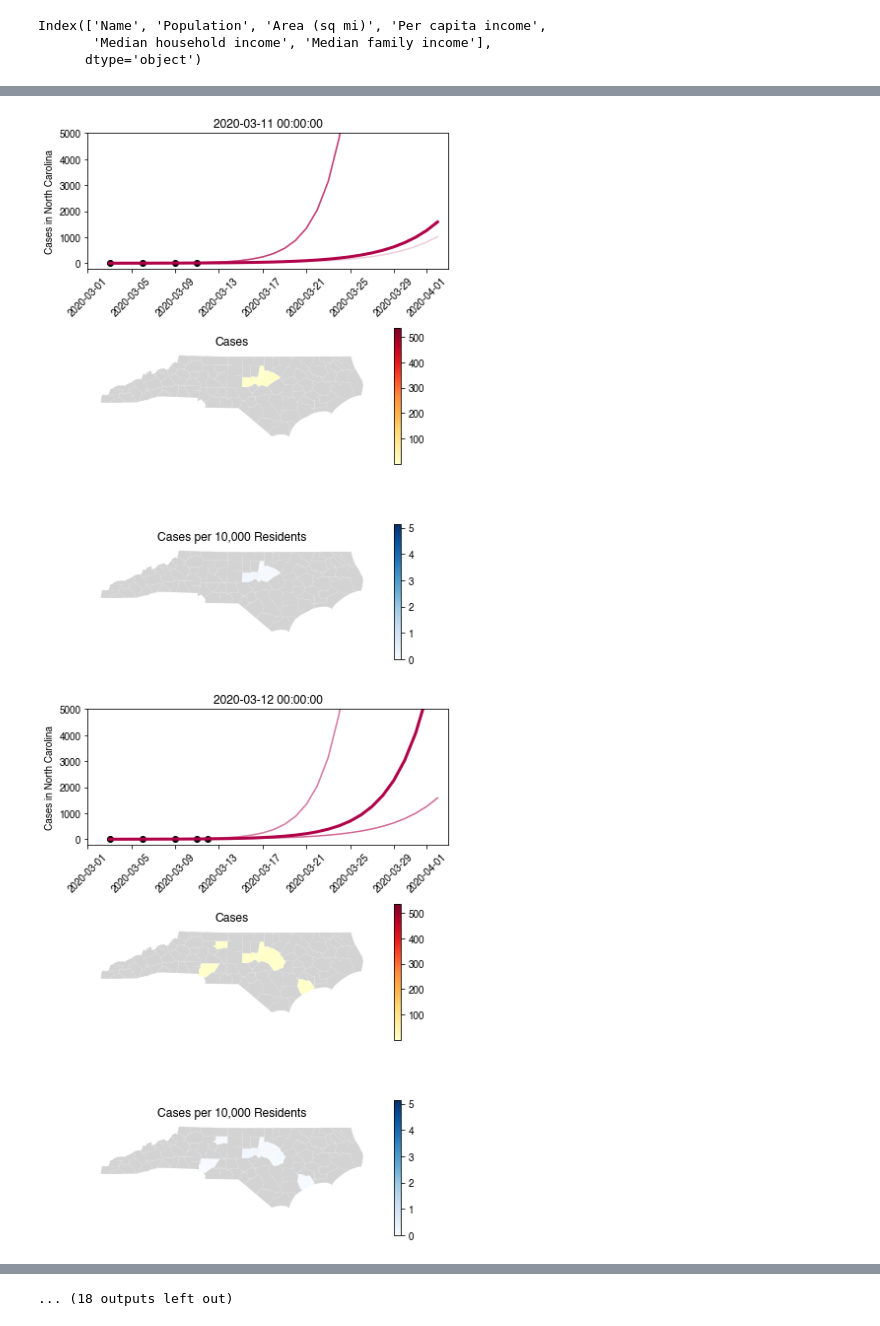
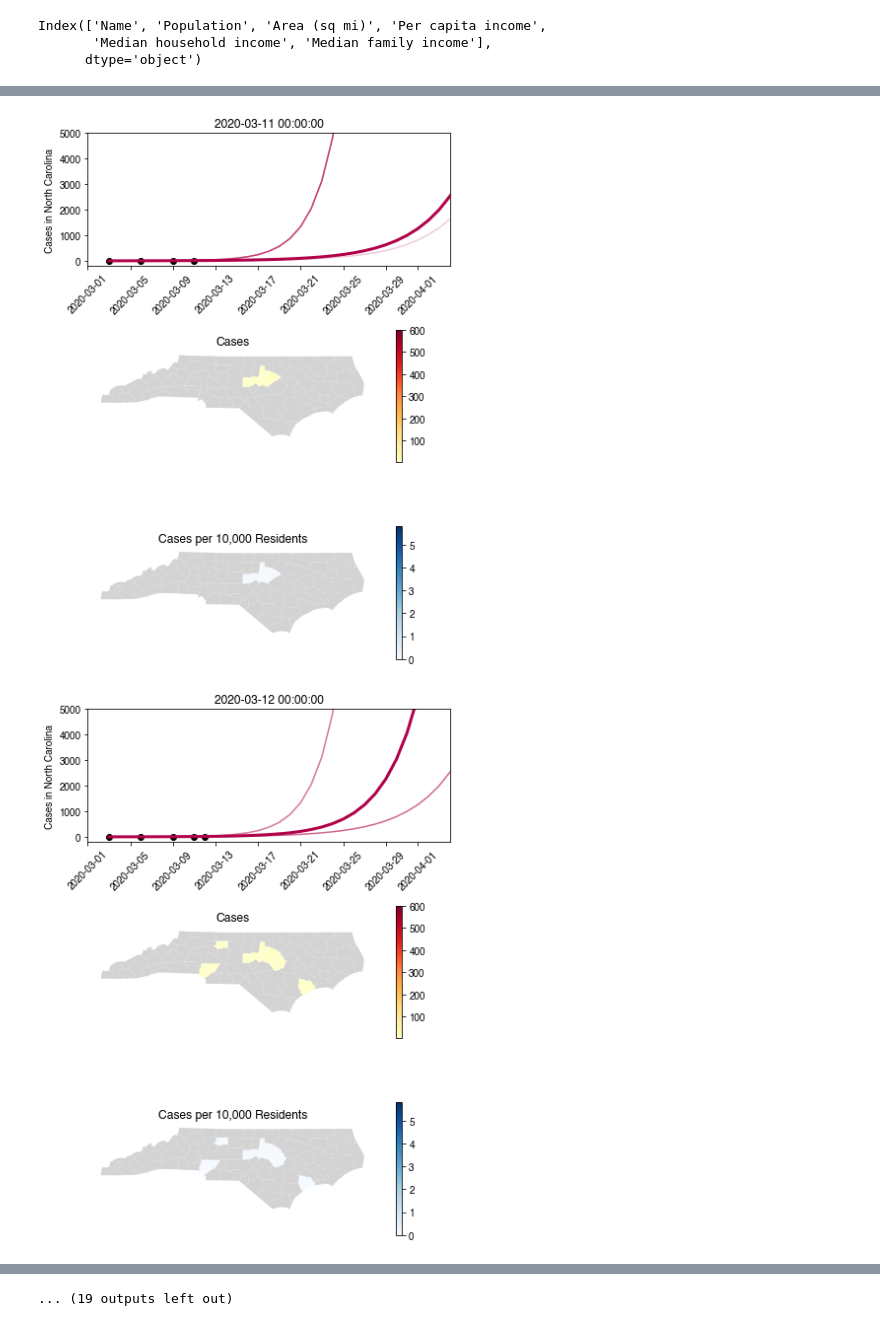
Before and after one commit to aeallen/UNC-CompMed-SARS-CoV-2, a Jupyter notebook: NC-Visualization/NC COVID-19 Visualization.ipynb, the cells around one changed output, grey strips where cells are left out. Drawn from its saved outputs; the diff is of its cells as text; code cells hidden in the pictures.

```diff
--- a/NC-Visualization/NC COVID-19 Visualization.ipynb
+++ b/NC-Visualization/NC COVID-19 Visualization.ipynb
@@ -47,7 +47,7 @@ Index(['Name', 'Population', 'Area (sq mi)', 'Per capita income',
        'Median household income', 'Median family income'],
       dtype='object')
 # %%
-ndays = 30
+ndays = 31
 
 n = 0
 
@@ -156,2 +156,2 @@ for i in range(ndays):
-[figure, old version]
+[figure, new version]
-[figure, old version]
+[figure, new version]
@@ -161,4 +161,4 @@ for i in range(ndays):
-... (18 outputs left out)
+... (19 outputs left out)
 # %%
 # sort the .png files based on index used above
 images,image_file_names = [],[]
```
Also changed, not shown: parts of 3 cells of this notebook, 4 other files.
